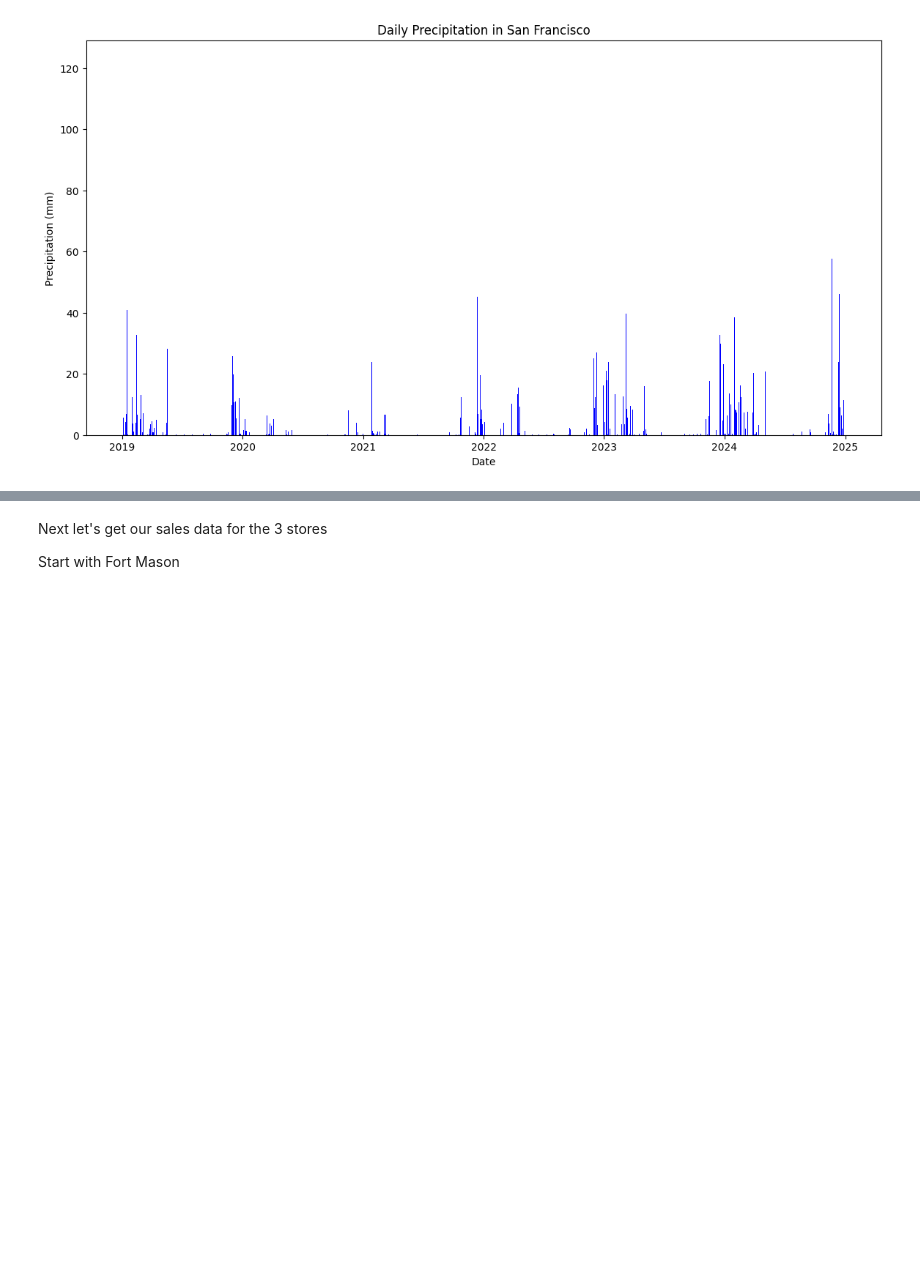
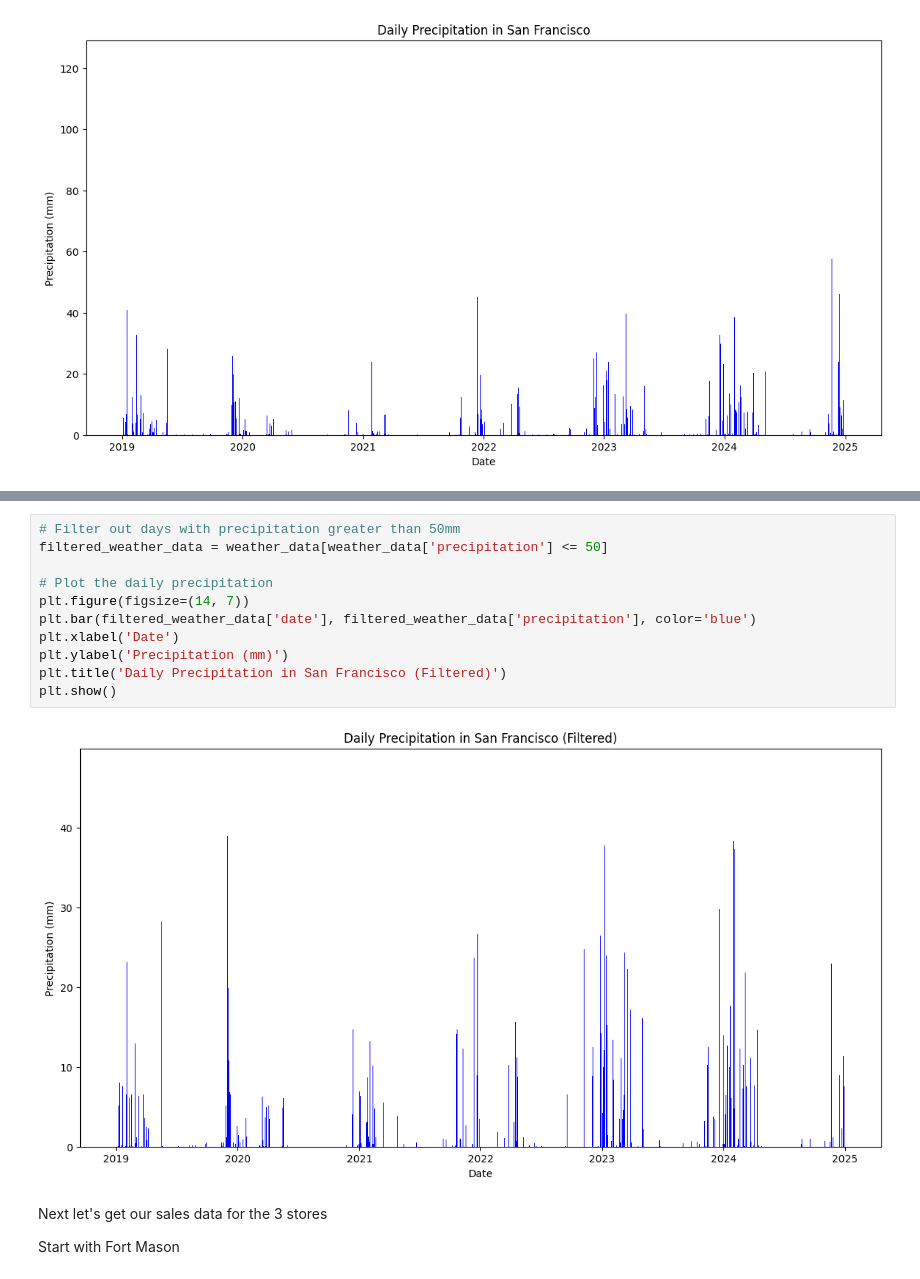
Before and after one commit to pcatroppa/bus774, a Jupyter notebook: CoffeeWeather.ipynb, the cells around one changed output, grey strips where cells are left out. Drawn from its saved outputs; the diff is of its cells as text; blank space fills up the shorter version.

```diff
--- a/CoffeeWeather.ipynb
+++ b/CoffeeWeather.ipynb
@@ -138,3 +158,16 @@ plt.show()
+# %%
+# Filter out days with precipitation greater than 50mm
+filtered_weather_data = weather_data[weather_data['precipitation'] <= 50]
+
+# Plot the daily precipitation
+plt.figure(figsize=(14, 7))
+plt.bar(filtered_weather_data['date'], filtered_weather_data['precipitation'], color='blue')
+plt.xlabel('Date')
+plt.ylabel('Precipitation (mm)')
+plt.title('Daily Precipitation in San Francisco (Filtered)')
+plt.show()
+# %% [output]
+[figure, added]
 # %% [markdown]
 Next let's get our sales data for the 3 stores
 
```
Also changed, not shown: parts of 19 cells of this notebook.
